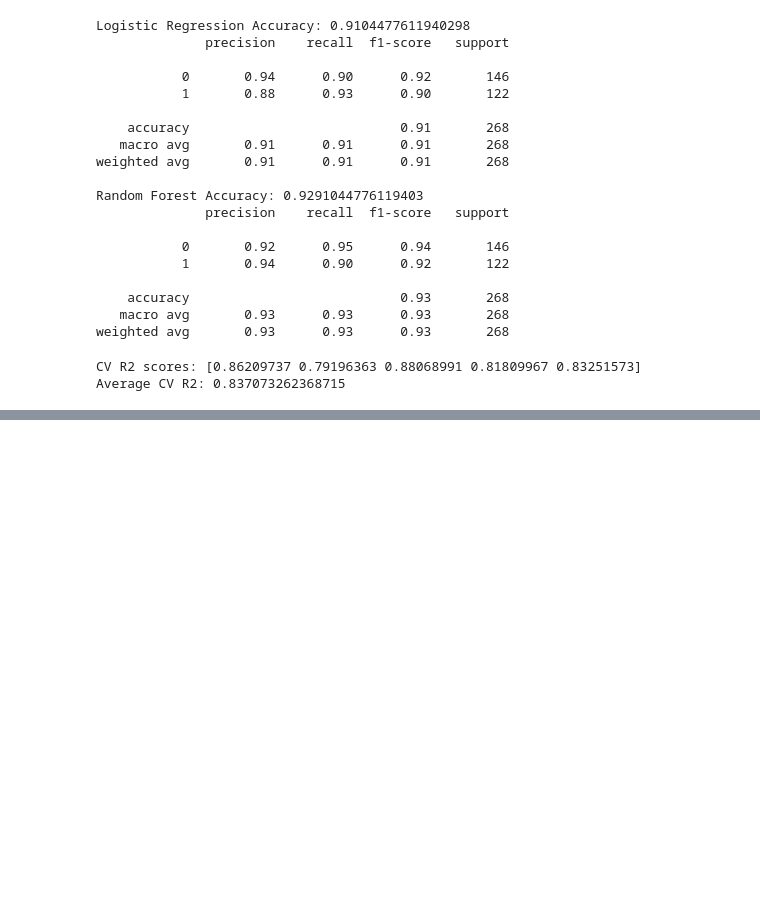
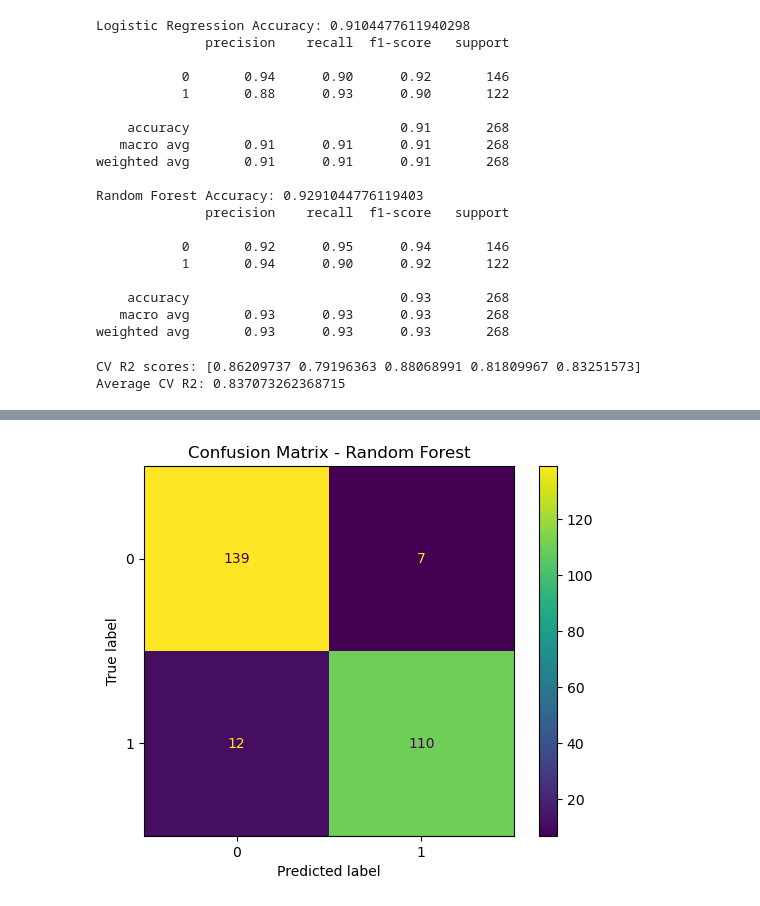
Before and after one commit to bmatlani8/insurance-cost-analysis, a Jupyter notebook: DATA200FinalProject.ipynb, the cells around one changed output, grey strips where cells are left out. Saved outputs shown, nothing was run; the diff lists cells and outputs as text; code cells hidden in the pictures; blank space fills up the shorter version.

```diff
--- a/DATA200FinalProject.ipynb
+++ b/DATA200FinalProject.ipynb
@@ -212,6 +212,7 @@ lr = LinearRegression()
 lr.fit(X_train, y_train_reg)
 y_pred_lr = lr.predict(X_test)
 
+#checking to see if regularization helps improve performance(spoiler alert: it does not!)
 #Ridge regression
 from sklearn.linear_model import Ridge
 ridge = Ridge(alpha=1.0)
@@ -223,6 +224,12 @@ from sklearn.linear_model import Lasso
 lasso = Lasso(alpha=0.1)
 lasso.fit(X_train, y_train_reg)
 y_pred_lasso = lasso.predict(X_test)
+
+# Gradient Boosting Regression
+from sklearn.ensemble import GradientBoostingRegressor
+gbr = GradientBoostingRegressor(random_state=42)
+gbr.fit(X_train, y_train_reg)
+y_pred_gbr = gbr.predict(X_test)
 # %%
 #Evaluating Regression
 from sklearn.metrics import mean_squared_error, r2_score
@@ -316,0 +337,13 @@ Average CV R2: 0.837073262368715
+# %%
+#Classification Results Plot
+from sklearn.metrics import confusion_matrix, ConfusionMatrixDisplay
+cm = confusion_matrix(y_test_clf, y_pred_rf)
+disp = ConfusionMatrixDisplay(confusion_matrix=cm)
+disp.plot()
+plt.title("Confusion Matrix - Random Forest")
+plt.show()
+
+#output analysis: model is very accurate, model clearly performs well in both classes becuase of the high number of correct predictions.
+# there is a small number of high-cost individuals that are missclassifies as low-cost shows slightly lower recall for high-cost classes
+# %% [output]
+[figure, added]
```
Also changed, not shown: parts of 15 cells of this notebook.
